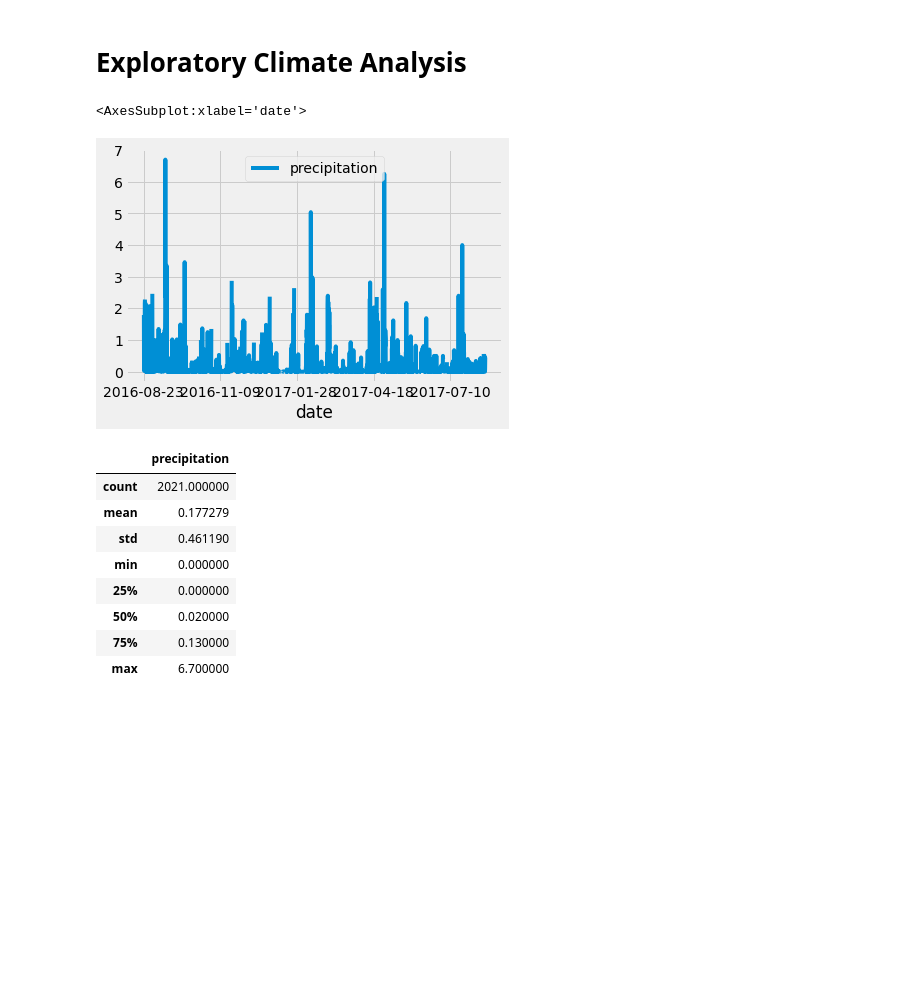
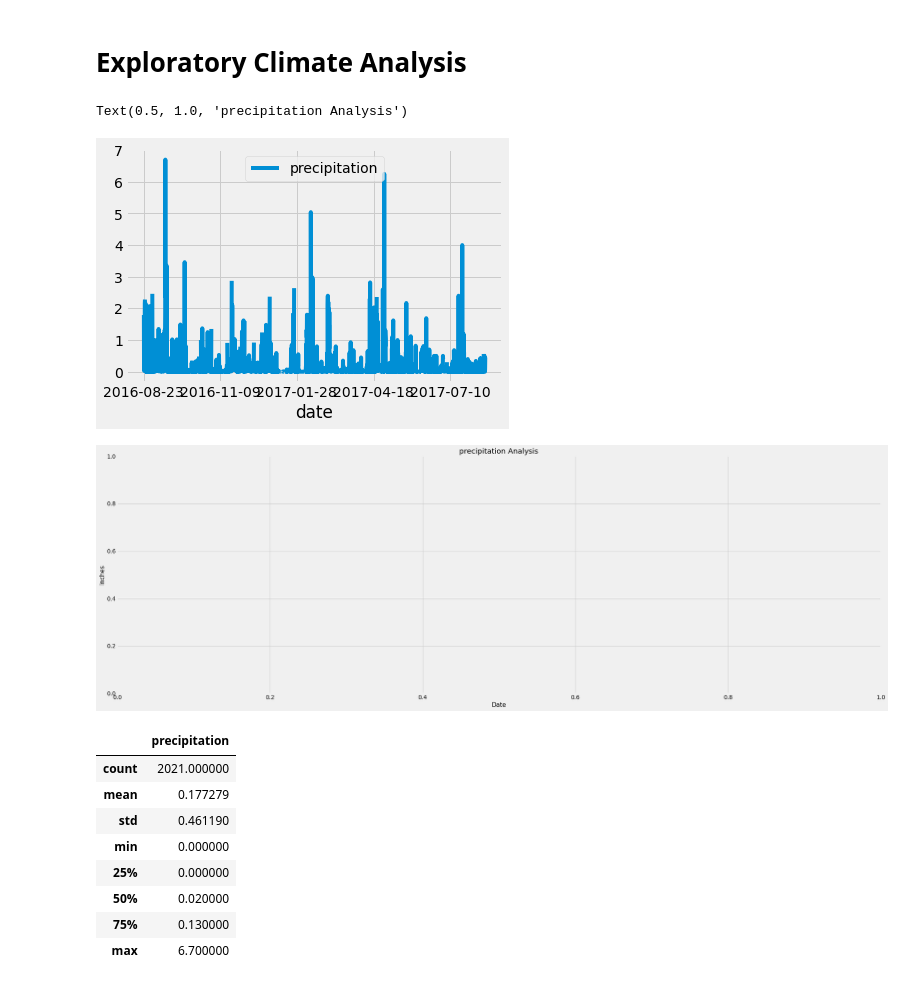
Before and after one commit to sljssims/surfs_up, a Jupyter notebook: climate_analysis.ipynb, the cells around one changed output. Saved outputs shown, nothing was run; the diff lists cells and outputs as text; code cells hidden in the pictures; blank space fills up the shorter version.

```diff
--- a/climate_analysis.ipynb
+++ b/climate_analysis.ipynb
@@ -43,33 +43,48 @@ session = Session(engine)
 # %%
 # Design a query to retrieve the last 12 months of precipitation data and plot the results.
 # Starting from the last data point in the database.
 # Calculate the date one year from the last date in data set.
 prev_year = dt.date(2017, 8, 23) - dt.timedelta(days=365)
+
+#create a variable to hold the results
+reults[]
 
 # Perform a query to retrieve the data and precipitation scores
 results = session.query(Measurement.date, Measurement.prcp)
 results = session.query(Measurement.date, Measurement.prcp).filter(Measurement.date >= prev_year).all()
 # print(results)
 
 # Save the query results as a Pandas DataFrame and set the index to the date column
-df = pd.DataFrame(results, columns=['date','precipitation'])
-df.set_index(df['date'], inplace=True)
+precip_df = pd.DataFrame(results, columns=['date','precipitation'])
+precip_df.set_index(precip_df['date'], inplace=True)
 
 # Print the DataFrame with the index
-#print(df)
+# print(df)
 
 # Print the DataFrame without the index
-#print(df.to_string(index=False))
+# print(df.to_string(index=False))
 
 # Sort the values of date (date is the index)
-df = df.sort_index()
+precip_df = precip_df.sort_index()
 
-# print(df.to_string(index=False))
+(precip_df.to_string(index=False))
 
 # Use Pandas Plotting with Matplotlib to plot the data
-df.plot()
+precip_df.plot()
+fig, ax = plt.subplots(figsize=(30,10))
+
+# ax.bar(precip_df.index, precip_df['precipitation'], label = "precipitation", width=3)
+# ax.set_xticks(precip_df.index)
+# ax.set_xticklabels(precip_df.index, rotation=90)
+# plt.gca().xaxis.set_major_locator(mdates.MonthLocator(interval=1))
+# plt.gca().xaxis.set_major_formatter(mdates.DateFormatter("%Y-%m-%d"))
+plt.ylabel("Inches", fontsize = 15)
+plt.xlabel("Date", fontsize = 15)
+plt.title("precipitation Analysis", fontsize=18)
+# plt.legend(loc='best')
 # %% [output]
-<AxesSubplot:xlabel='date'>
+Text(0.5, 1.0, 'precipitation Analysis')
 [figure]
+[figure, added]
 # %%
 # Use Pandas to calcualte the summary statistics for the precipitation data
```
Also changed, not shown: parts of 2 cells of this notebook, 4 other files.
